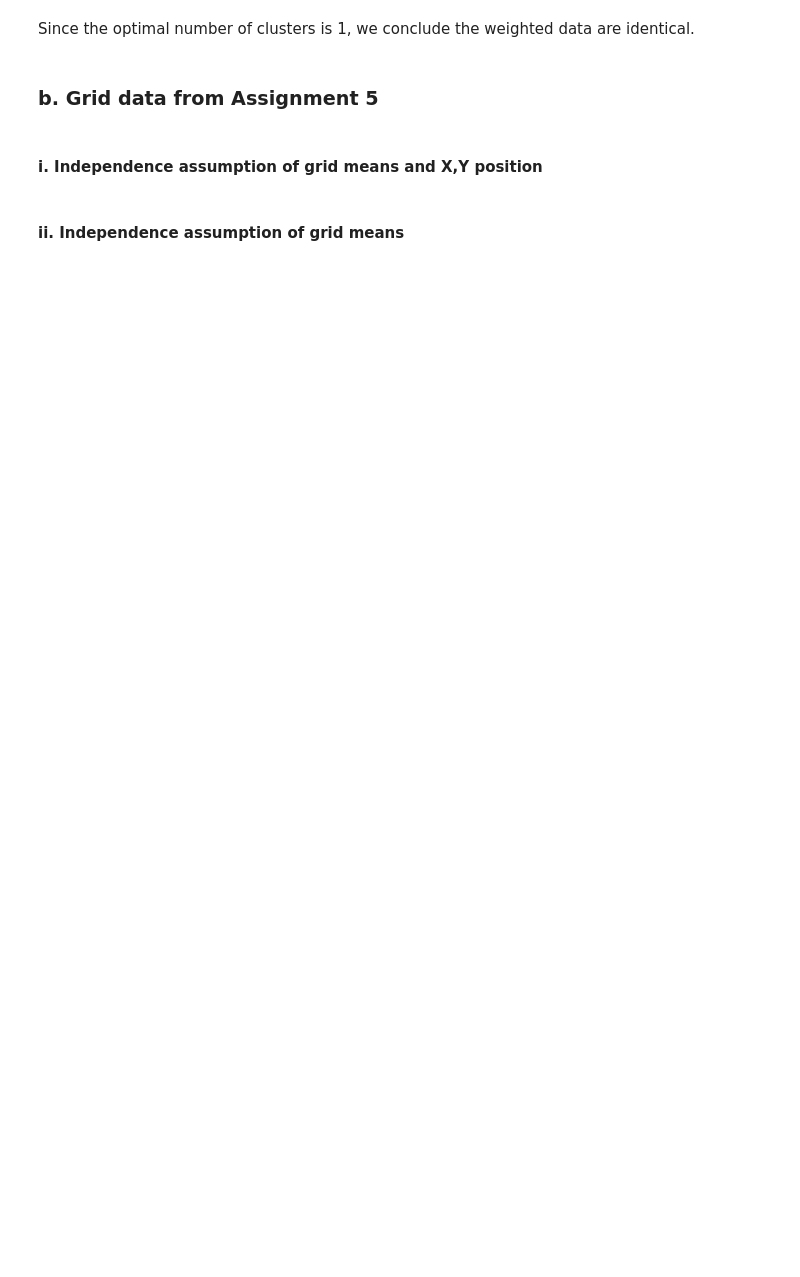
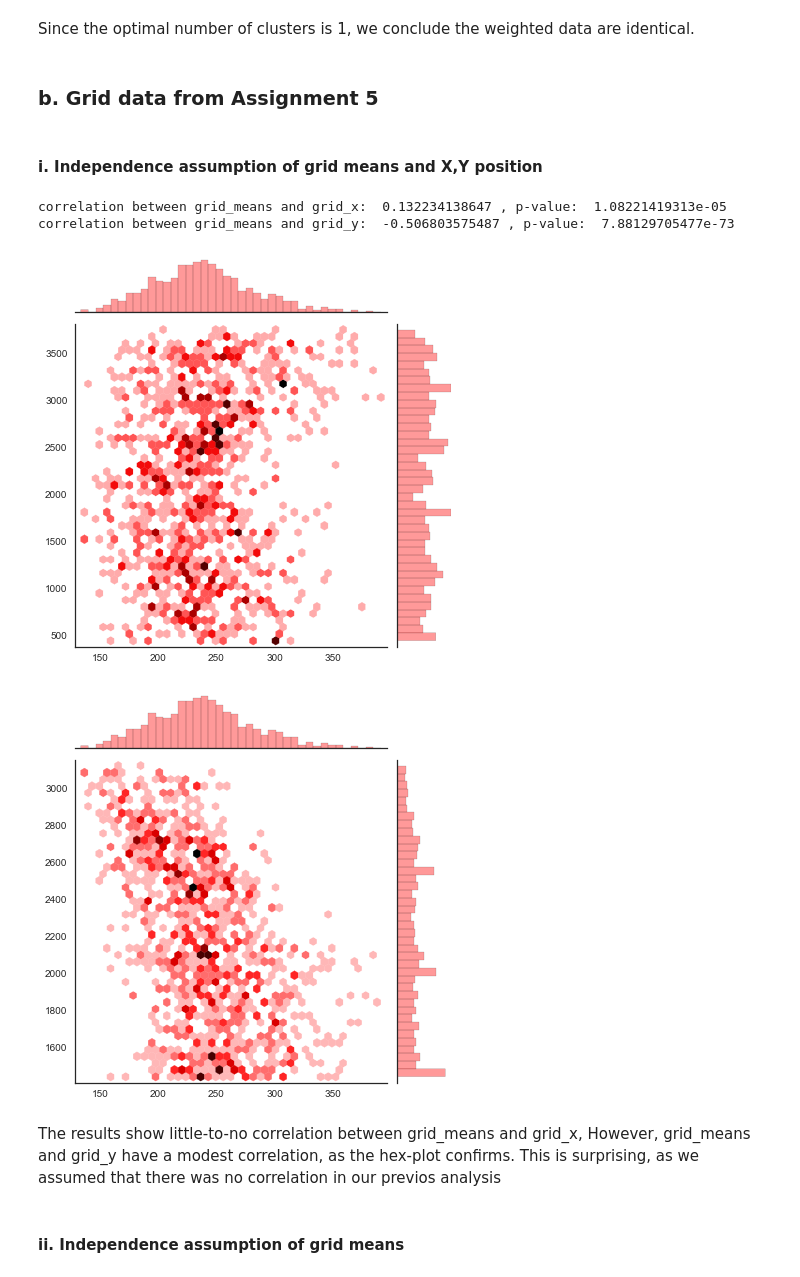
Before and after one commit to Upward-Spiral-Science/chengchang, a Jupyter notebook: Assignment 6.ipynb, the cells around one changed output. Cells and saved outputs as stored; diff of their text form; code cells hidden in the pictures; blank space fills up the shorter version.

```diff
--- a/Assignment 6.ipynb
+++ b/Assignment 6.ipynb
@@ -183,6 +198,32 @@ with open('grid_data.pickle') as f:
     grid_means, grid_x, grid_y, grid_z = pickle.load(f)
 # %% [markdown]
 #### i. Independence assumption of grid means and X,Y position
+# %%
+[corrX,pX]= ss.pearsonr(grid_means,grid_x)
+print "correlation between grid_means and grid_x: ", corrX, ", p-value: ", pX
+
+[corrY,pY]= ss.pearsonr(grid_means,grid_y)
+print "correlation between grid_means and grid_y: ", corrY, ", p-value: ", pY
+
+with sns.axes_style('white'):
+    sns.jointplot(x=grid_means, y=np.array(grid_x).astype(np.float64), kind='hex', color='r',
+                  xlim=(np.min(grid_means)-0.02*np.ptp(grid_means),np.max(grid_means)+0.02*np.ptp(grid_means))  ,
+                  ylim=(np.min(grid_x)-0.02*np.ptp(grid_x),np.max(grid_x)+0.02*np.ptp(grid_x)),
+                  joint_kws={'gridsize':40}, marginal_kws={'bins':40}, stat_func=None);
+
+with sns.axes_style('white'):
+    sns.jointplot(x=grid_means, y=np.array(grid_y).astype(np.float64), kind='hex', color='r',
+                  xlim=(np.min(grid_means)-0.02*np.ptp(grid_means),np.max(grid_means)+0.02*np.ptp(grid_means)),
+                  ylim=(np.min(grid_y)-0.02*np.ptp(grid_y),np.max(grid_y)+0.02*np.ptp(grid_y)),
+                  joint_kws={'gridsize':40}, marginal_kws={'bins':40}, stat_func=None);
+# %% [output]
+correlation between grid_means and grid_x:  0.132234138647 , p-value:  1.08221419313e-05
+correlation between grid_means and grid_y:  -0.506803575487 , p-value:  7.88129705477e-73
+[figure, added]
+[figure, added]
+# %% [markdown]
+The results show little-to-no correlation between grid_means and grid_x,
+However, grid_means and grid_y have a modest correlation, as the hex-plot confirms. This is surprising, as we assumed that there was no correlation in our previos analysis
 # %% [markdown]
 #### ii. Independence assumption of grid means
 # %%
```
Also changed, not shown: parts of 9 cells of this notebook.
